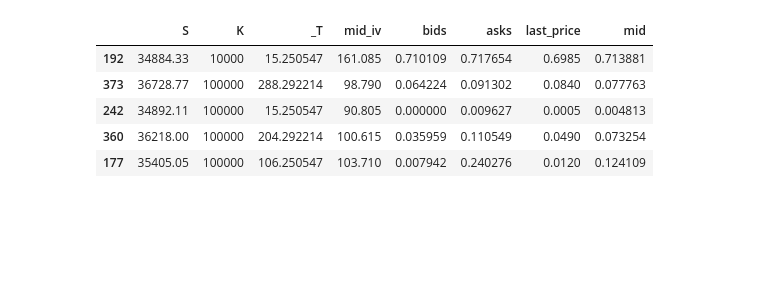
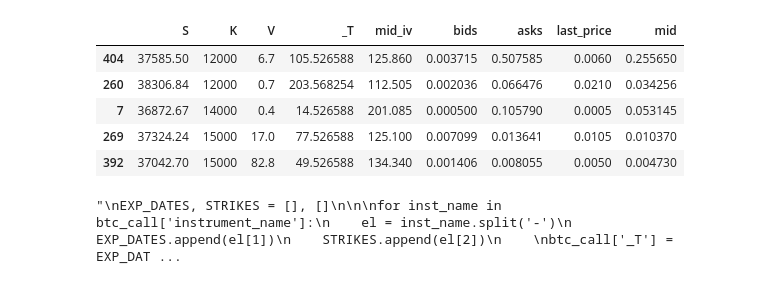
Before and after one commit to Rxzh/deribit_scraping, a Jupyter notebook: deribit_scraper_test.ipynb, the cells around one changed output. Drawn from its saved outputs; the diff is of its cells as text; code cells hidden in the pictures; blank space fills up the shorter version.

```diff
--- a/deribit_scraper_test.ipynb
+++ b/deribit_scraper_test.ipynb
@@ -112,0 +211,9 @@ See the caveats in the documentation: https://pandas.pydata.org/pandas-docs/stab
+# %%
+btc_put.head()
+# %% [output]
+|  | S | K | V | _T | mid_iv | bids | asks | last_price | mid |
+| 404 | 37585.50 | 12000 | 6.7 | 105.526588 | 125.860 | 0.003715 | 0.507585 | 0.0060 | 0.255650 |
+| 260 | 38306.84 | 12000 | 0.7 | 203.568254 | 112.505 | 0.002036 | 0.066476 | 0.0210 | 0.034256 |
+| 7 | 36872.67 | 14000 | 0.4 | 14.526588 | 201.085 | 0.000500 | 0.105790 | 0.0005 | 0.053145 |
+| 269 | 37324.24 | 15000 | 17.0 | 77.526588 | 125.100 | 0.007099 | 0.013641 | 0.0105 | 0.010370 |
+| 392 | 37042.70 | 15000 | 82.8 | 49.526588 | 134.340 | 0.001406 | 0.008055 | 0.0050 | 0.004730 |
@@ -113,6 +226,18 @@ See the caveats in the documentation: https://pandas.pydata.org/pandas-docs/stab
 # %%
-date = '10JUN21'
-#btc_subset = btc_call[btc_call['T'] == date].sort_values('K')
+
+"""
+EXP_DATES, STRIKES = [], []
+
+
+for inst_name in btc_call['instrument_name']:
+    el = inst_name.split('-')
+    EXP_DATES.append(el[1])
+    STRIKES.append(el[2])
+
+btc_call['_T'] = EXP_DATES
+btc_call['K'] = STRIKES
+
+
 btc_subset = btc_call.sort_values('K')
 
 btc_subset['bids'] = btc_subset['bids'].apply(somme_ponderee)
@@ -124,25 +249,25 @@ btc_subset['mid'] = (btc_subset.bids+btc_subset.asks)/2
 
 # Drop rows where IV is null
 btc_subset = btc_subset.drop(btc_subset[btc_subset.mid_iv == 0.0].index)
+btc_subset = btc_subset.drop(btc_subset[btc_subset.V == 0.0].index)
 
 btc_subset['_T'] = btc_subset['_T'].apply(to_ts) - datetime.datetime.timestamp(datetime.datetime.today())#btc_subset['timestamp'].apply(ms_to_s)
 btc_subset['_T'] = btc_subset['_T'].apply(ts_to_days)
 btc_subset['S'] = btc_subset['underlying_price']
 
-btc_data = btc_subset[['S','K', '_T', 'mid_iv','bids','asks','last_price','mid']]
+
+
+btc_data = btc_subset[['S','K','V', '_T', 'mid_iv','bids','asks','last_price','mid']]
 btc_data.head()
 
 
 
 
 #print(btc_subset['mid_iv'])
+
+"""
 # %% [output]
-|  | S | K | _T | mid_iv | bids | asks | last_price | mid |
-| 192 | 34884.33 | 10000 | 15.250547 | 161.085 | 0.710109 | 0.717654 | 0.6985 | 0.713881 |
-| 373 | 36728.77 | 100000 | 288.292214 | 98.790 | 0.064224 | 0.091302 | 0.0840 | 0.077763 |
-| 242 | 34892.11 | 100000 | 15.250547 | 90.805 | 0.000000 | 0.009627 | 0.0005 | 0.004813 |
-| 360 | 36218.00 | 100000 | 204.292214 | 100.615 | 0.035959 | 0.110549 | 0.0490 | 0.073254 |
-| 177 | 35405.05 | 100000 | 106.250547 | 103.710 | 0.007942 | 0.240276 | 0.0120 | 0.124109 |
+"\nEXP_DATES, STRIKES = [], []\n\n\nfor inst_name in btc_call['instrument_name']:\n    el = inst_name.split('-')\n    EXP_DATES.append(el[1])\n    STRIKES.append(el[2])\n    \nbtc_call['_T'] = EXP_DAT ...
 # %%
 res = []
 for i in list(btc_data.sort_values('_T')['_T']):
```
Also changed, not shown: parts of 18 cells of this notebook, 6 other files.
